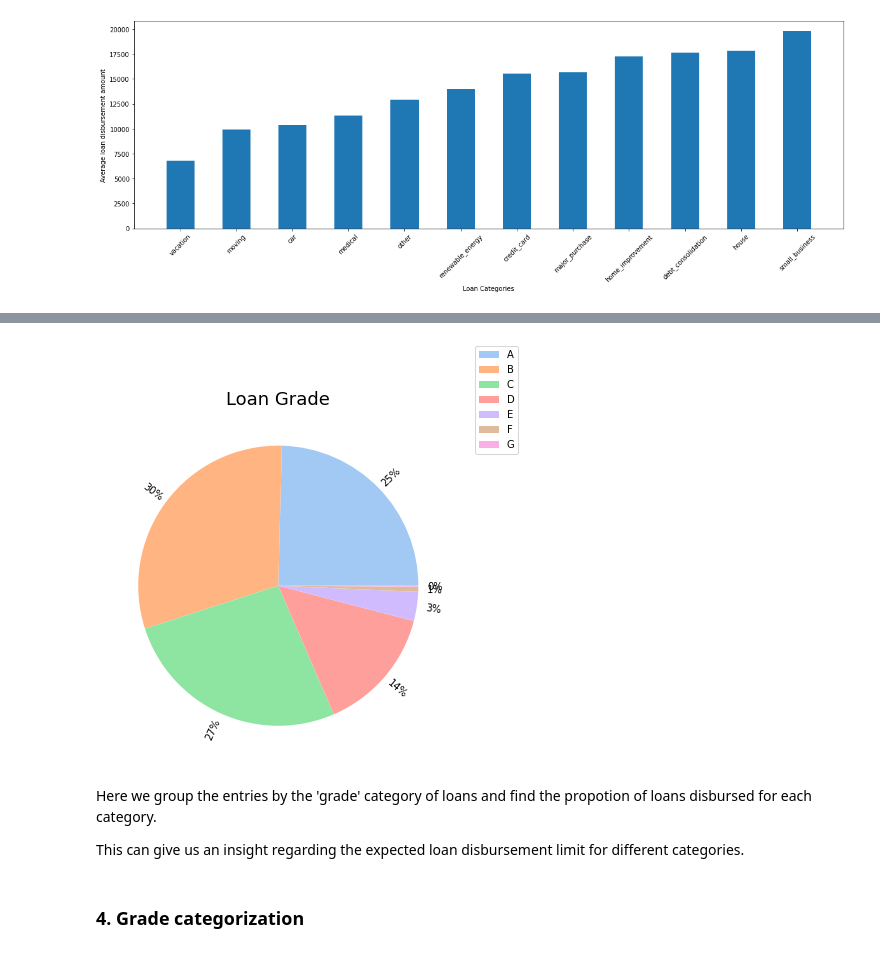
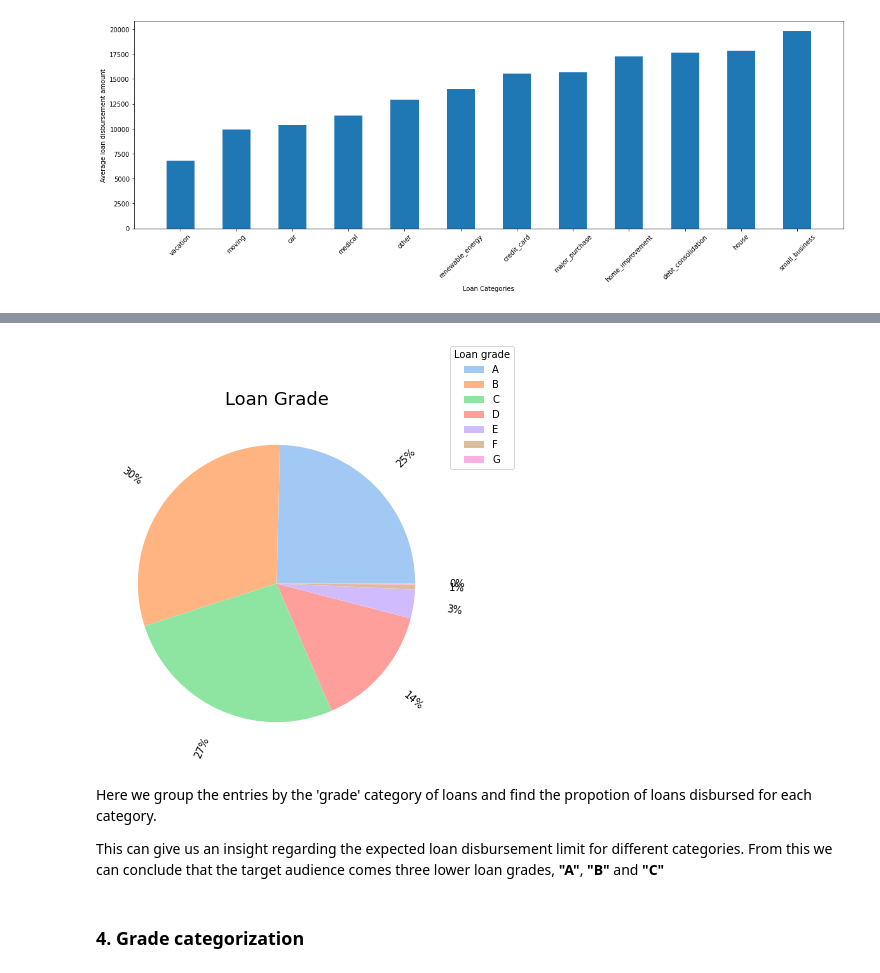
Before and after one commit to saishdesai23/Loan-Interest-Prediction, a Jupyter notebook: case_study_1_analysis.ipynb, the cells around one changed output, grey strips where cells are left out. Saved outputs shown, nothing was run; the diff lists cells and outputs as text; code cells hidden in the pictures.

```diff
--- a/case_study_1_analysis.ipynb
+++ b/case_study_1_analysis.ipynb
@@ -147,23 +168,23 @@ plt.show()
 # %%
 # https://stackoverflow.com/questions/64411633/how-to-rotate-the-percentage-label-in-a-pie-chart-to-match-the-category-label-ro
 
 loan_reason_1 = loan_data.groupby(['grade']).count().reset_index()
 colors = sns.color_palette('pastel')[0:12]
 #create pie chart
 plt.figure(figsize = (20,6))
-patches, labels, pct_texts = plt.pie(loan_reason_1['loan_amount'], colors = colors, autopct='%.0f%%',rotatelabels=True, pctdistance=1.12)
+patches, labels, pct_texts = plt.pie(loan_reason_1['loan_amount'], colors = colors, autopct='%.0f%%',rotatelabels=True, pctdistance=1.3)
 for label, pct_text in zip(labels, pct_texts):
       pct_text.set_rotation(label.get_rotation())
 plt.title('Loan Grade', fontsize=18)
-plt.legend(labels = loan_reason_1['grade'], bbox_to_anchor=(1.2, 1.2))
+plt.legend(labels = loan_reason_1['grade'], bbox_to_anchor=(1.2, 1.2), title = "Loan grade")
 plt.tight_layout()
 plt.show()
 # %% [output]
-[figure, old version]
+[figure, new version]
 # %% [markdown]
 Here we group the entries by the 'grade' category of loans and find the propotion of loans disbursed for each category.
 
-This can give us an insight regarding the expected loan disbursement limit for different categories.
+This can give us an insight regarding the expected loan disbursement limit for different categories. From this we can conclude that the target audience comes three lower loan grades, __"A"__, __"B"__ and __"C"__
 # %% [markdown]
 ### 4. Grade categorization
 # %%
```
Also changed, not shown: parts of 34 cells of this notebook.
